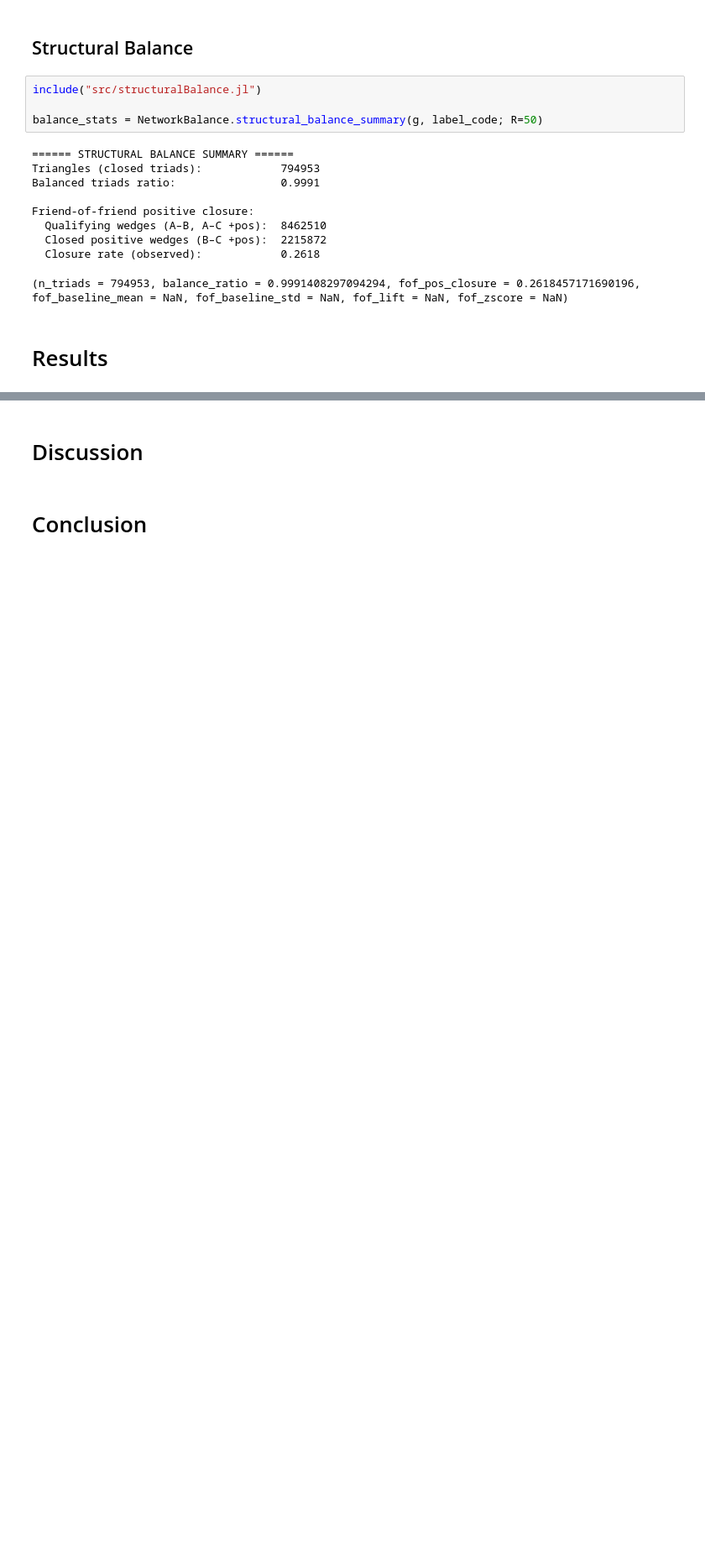
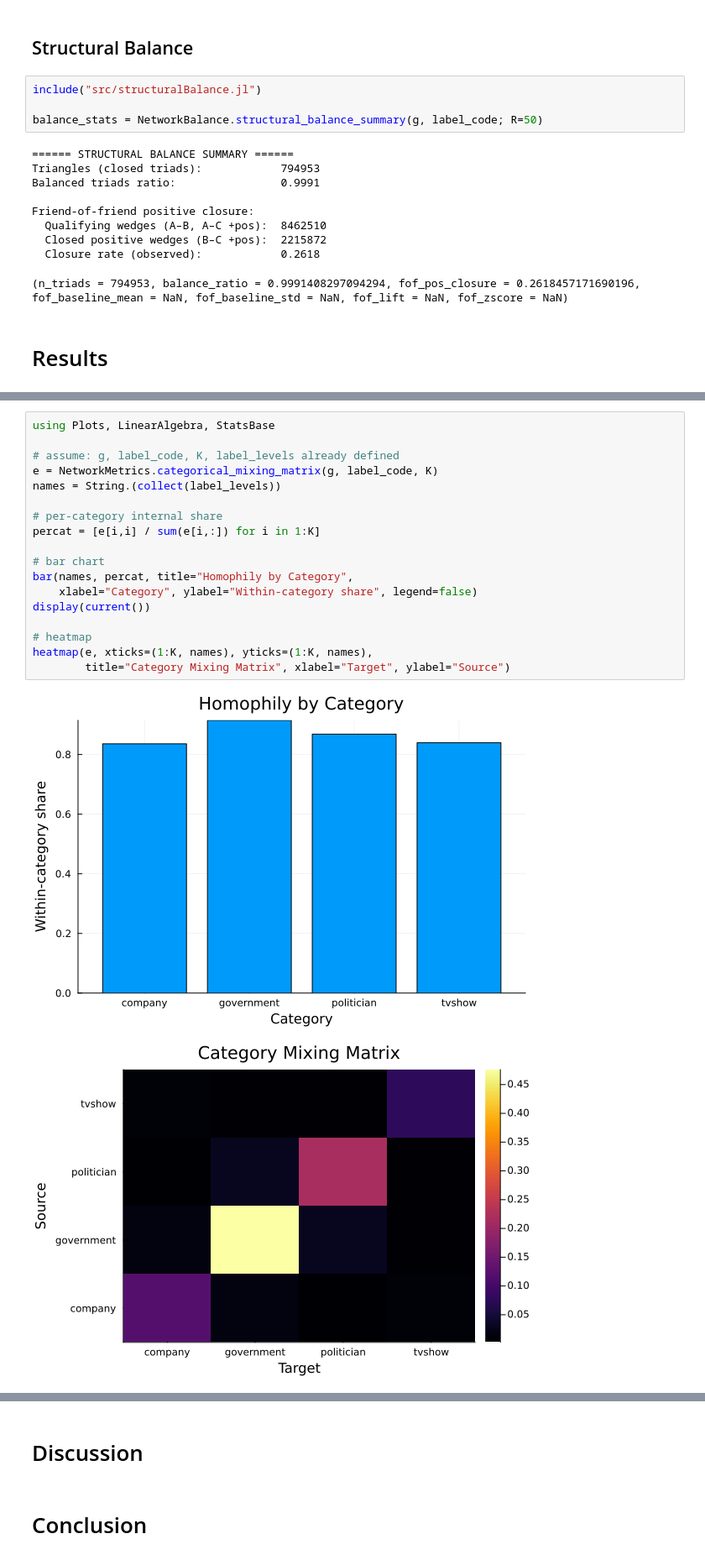
Before and after one commit to khuship0104/project1, a Jupyter notebook: project1.ipynb, the cells around one changed output, grey strips where cells are left out. Shown at 84% size. Cells and saved outputs as stored; diff of their text form; blank space fills up the shorter version.

```diff
--- a/project1.ipynb
+++ b/project1.ipynb
@@ -192,0 +198,21 @@ Friend-of-friend positive closure:
+# %%
+using Plots, LinearAlgebra, StatsBase
+
+# assume: g, label_code, K, label_levels already defined
+e = NetworkMetrics.categorical_mixing_matrix(g, label_code, K)
+names = String.(collect(label_levels))
+
+# per-category internal share
+percat = [e[i,i] / sum(e[i,:]) for i in 1:K]
+
+# bar chart
+bar(names, percat, title="Homophily by Category",
+    xlabel="Category", ylabel="Within-category share", legend=false)
+display(current())
+
+# heatmap
+heatmap(e, xticks=(1:K, names), yticks=(1:K, names),
+        title="Category Mixing Matrix", xlabel="Target", ylabel="Source")
+# %% [output]
+[figure, added]
+[figure, added]
```
Also changed, not shown: parts of 6 cells of this notebook, 3 other files.
